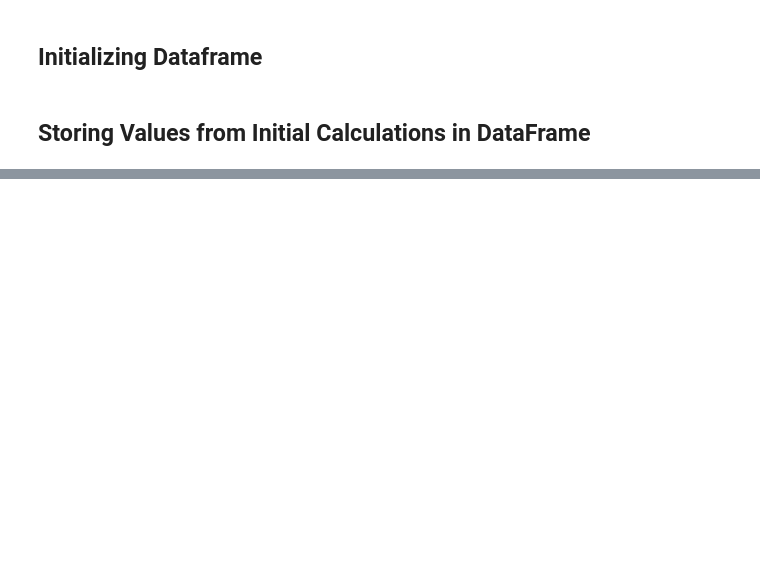
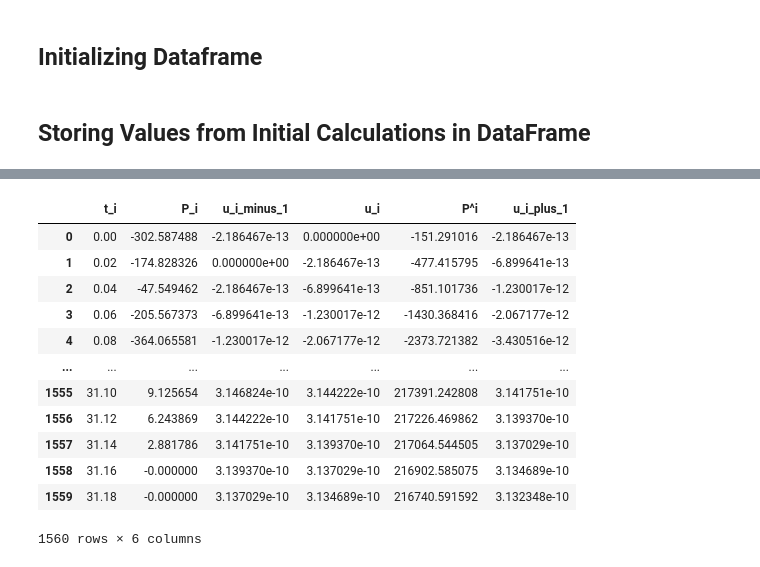
Before and after one commit to kkkissiedu/Earthquake-Response-Spectrum, a Jupyter notebook: Central Difference Method.ipynb, the cells around one changed output, grey strips where cells are left out. Cells and saved outputs as stored; diff of their text form; code cells hidden in the pictures; blank space fills up the shorter version.

```diff
--- a/Central Difference Method.ipynb
+++ b/Central Difference Method.ipynb
@@ -122,3 +148,19 @@ for i in range(1, len(data)):           #Iteration starts from i = 1
 
     #Calculating u_i_plus_1
     data.loc[i, 'u_i_plus_1'] = data.loc[i, 'P^i'] / k_hat
+# %%
+data
+# %% [output]
+|  | t_i | P_i | u_i_minus_1 | u_i | P^i | u_i_plus_1 |
+| 0 | 0.00 | -302.587488 | -2.186467e-13 | 0.000000e+00 | -151.291016 | -2.186467e-13 |
+| 1 | 0.02 | -174.828326 | 0.000000e+00 | -2.186467e-13 | -477.415795 | -6.899641e-13 |
+| 2 | 0.04 | -47.549462 | -2.186467e-13 | -6.899641e-13 | -851.101736 | -1.230017e-12 |
+| 3 | 0.06 | -205.567373 | -6.899641e-13 | -1.230017e-12 | -1430.368416 | -2.067177e-12 |
+| 4 | 0.08 | -364.065581 | -1.230017e-12 | -2.067177e-12 | -2373.721382 | -3.430516e-12 |
+| ... | ... | ... | ... | ... | ... | ... |
+| 1555 | 31.10 | 9.125654 | 3.146824e-10 | 3.144222e-10 | 217391.242808 | 3.141751e-10 |
+| 1556 | 31.12 | 6.243869 | 3.144222e-10 | 3.141751e-10 | 217226.469862 | 3.139370e-10 |
+| 1557 | 31.14 | 2.881786 | 3.141751e-10 | 3.139370e-10 | 217064.544505 | 3.137029e-10 |
+| 1558 | 31.16 | -0.000000 | 3.139370e-10 | 3.137029e-10 | 216902.585075 | 3.134689e-10 |
+| 1559 | 31.18 | -0.000000 | 3.137029e-10 | 3.134689e-10 | 216740.591592 | 3.132348e-10 |
+1560 rows × 6 columns
```
Also changed, not shown: parts of 10 cells of this notebook, 1 other file.
